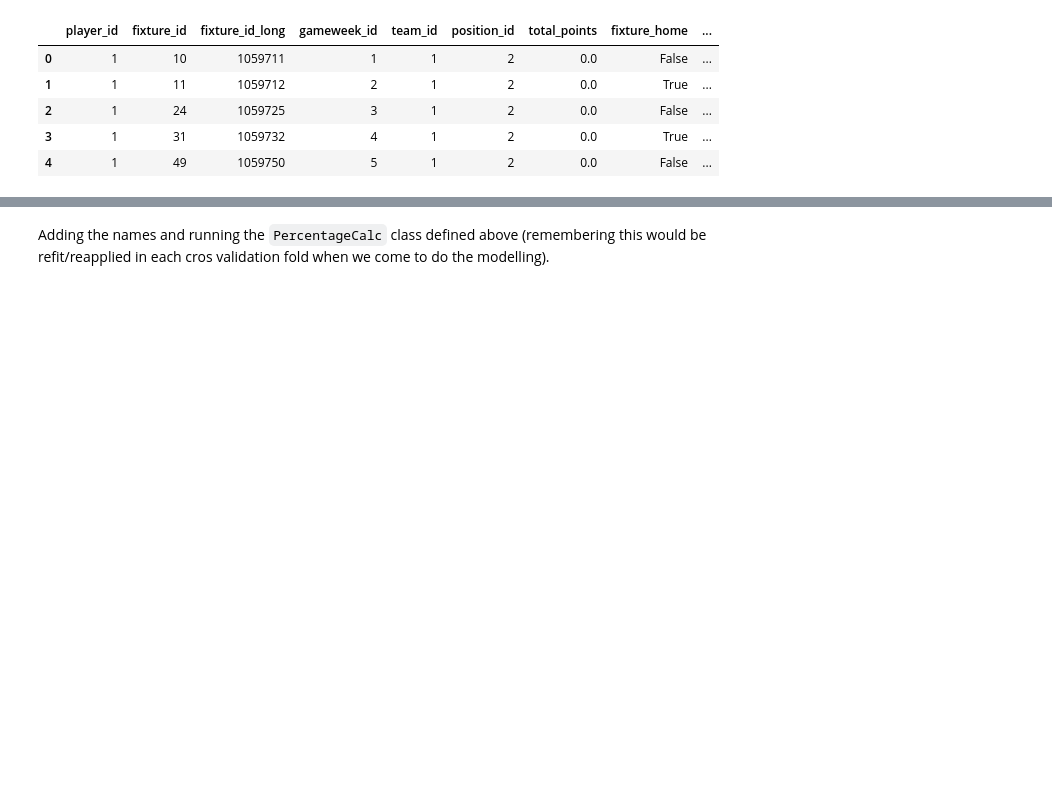
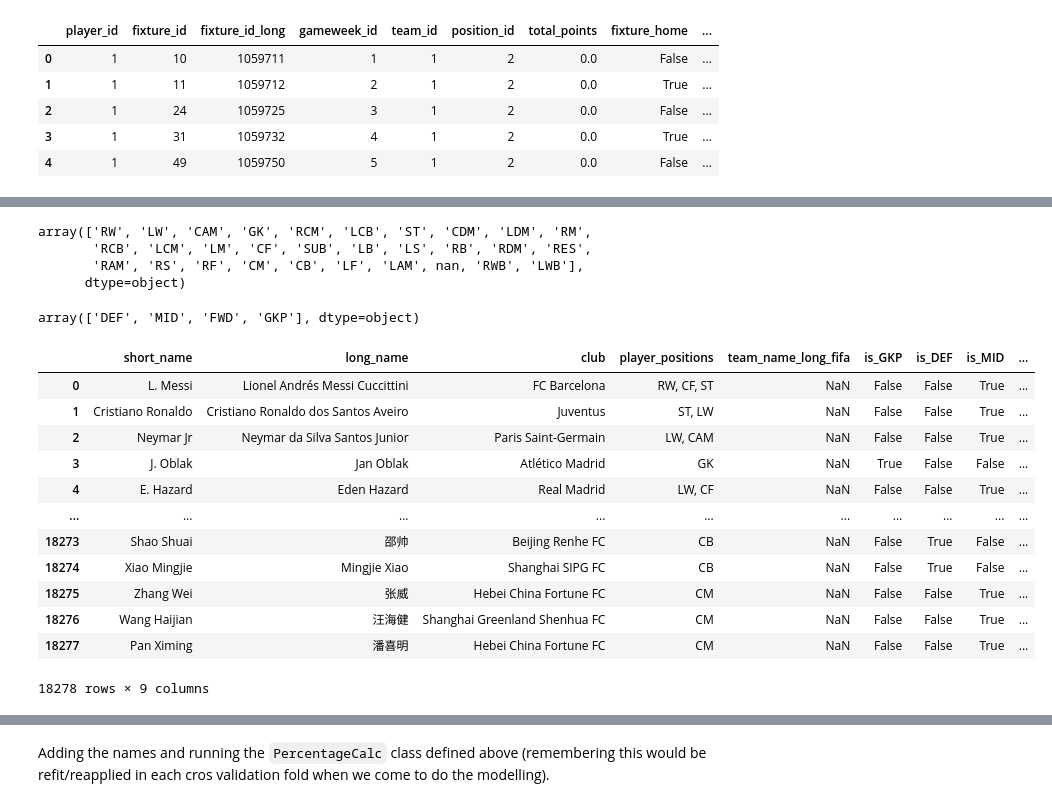
Before and after one commit to Hazzais/fantasy_premier_league, a Jupyter notebook: modelling/exploratory_analysis_and_feature_engineering.ipynb, the cells around one changed output, grey strips where cells are left out. Saved outputs shown, nothing was run; the diff lists cells and outputs as text; code cells hidden in the pictures; blank space fills up the shorter version.

```diff
--- a/modelling/exploratory_analysis_and_feature_engineering.ipynb
+++ b/modelling/exploratory_analysis_and_feature_engineering.ipynb
@@ -612,0 +660,66 @@ First, to help understand the data, I will temporarily collect the players' name
+# %%
+fifa_data.team_position.unique()
+# %% [output]
+array(['RW', 'LW', 'CAM', 'GK', 'RCM', 'LCB', 'ST', 'CDM', 'LDM', 'RM',
+       'RCB', 'LCM', 'LM', 'CF', 'SUB', 'LB', 'LS', 'RB', 'RDM', 'RES',
+       'RAM', 'RS', 'RF', 'CM', 'CB', 'LF', 'LAM', nan, 'RWB', 'LWB'],
+      dtype=object)
+# %%
+my_data.position_name.unique()
+# %% [output]
+array(['DEF', 'MID', 'FWD', 'GKP'], dtype=object)
+# %%
+team_mapping = {'Arsenal': 'Arsenal',
+'Liverpool': 'Liverpool',
+'Manchester City ': 'Man City',
+'Manchester United': 'Man Utd',
+'Newcastle United': 'Newcastle',
+'Norwich City': 'Norwich',
+'Sheffield United': 'Sheffield Utd',
+'Southampton': 'Southampton',
+'Tottenham Hotspur': 'Spurs',
+'Watford': 'Watford',
+'West Ham United': 'West Ham',
+'Aston Villa': 'Aston Villa',
+'Wolverhampton Wanderers': 'Wolves',
+'Bournemouth': 'Bournemouth',
+'Brighton & Hove Albion': 'Brighton',
+'Burnley': 'Burnley',
+'Chelsea': 'Chelsea',
+'Crystal Palace': 'Crystal Palace',
+'Everton': 'Everton',
+'Leicester City': 'Leicester'}
+
+position_mapping = {'RW': 'MID', 'LW': 'MID', 'CAM': 'MID', 'GK', 'RCM': 'MID', 'LCB', 'ST', 'CDM': 'MID', 'LDM': 'MID', 'RM': 'MID',
+       'RCB', 'LCM': 'MID', 'LM': 'MID', 'CF', 'SUB', 'LB', 'LS', 'RB', 'RDM', 'RES',
+       'RAM', 'RS', 'RF', 'CM', 'CB', 'LF', 'LAM', 'RWB', 'LWB'}
+# %%
+small_fifa = fifa_data.loc[:, ['short_name', 'long_name', 'club', 'player_positions']].copy()
+small_fifa['team_name_long_fifa'] = small_fifa['club'].map(team_mapping)
+def check_position(vals, positions: list):
+    if any(p in vals for p in positions):
+        return True
+    else:
+        return False
+
+
+mid_possibles = ['RW', 'LW', 'CAM', 'RCM', 'CDM', 'LDM', 'RM', 'LCM', 'LM', 'RDM', 'RAM', 'CM', 'LAM']
+small_fifa['is_GKP'] = small_fifa['player_positions'].apply(check_position, args=(['GK']))
+small_fifa['is_DEF'] = small_fifa['player_positions'].apply(lambda x: check_position(x, ['LCB', 'RCB', 'LB', 'RB', 'CB', 'RWB', 'LWB']))
+small_fifa['is_MID'] = small_fifa['player_positions'].apply(lambda x: check_position(x, mid_possibles))
+small_fifa['is_FWD'] = small_fifa['player_positions'].apply(lambda x: check_position(x, ['ST', 'CF', 'LS', 'RS', 'RF', 'LF']))
+small_fifa
+# %% [output]
+|  | short_name | long_name | club | player_positions | team_name_long_fifa | is_GKP | is_DEF | is_MID | ... |
+| 0 | L. Messi | Lionel Andrés Messi Cuccittini | FC Barcelona | RW, CF, ST | NaN | False | False | True | ... |
+| 1 | Cristiano Ronaldo | Cristiano Ronaldo dos Santos Aveiro | Juventus | ST, LW | NaN | False | False | True | ... |
+| 2 | Neymar Jr | Neymar da Silva Santos Junior | Paris Saint-Germain | LW, CAM | NaN | False | False | True | ... |
+| 3 | J. Oblak | Jan Oblak | Atlético Madrid | GK | NaN | True | False | False | ... |
+| 4 | E. Hazard | Eden Hazard | Real Madrid | LW, CF | NaN | False | False | True | ... |
+| ... | ... | ... | ... | ... | ... | ... | ... | ... | ... |
+| 18273 | Shao Shuai | 邵帅 | Beijing Renhe FC | CB | NaN | False | True | False | ... |
+| 18274 | Xiao Mingjie | Mingjie Xiao | Shanghai SIPG FC | CB | NaN | False | True | False | ... |
+| 18275 | Zhang Wei | 张威 | Hebei China Fortune FC | CM | NaN | False | False | True | ... |
+| 18276 | Wang Haijian | 汪海健 | Shanghai Greenland Shenhua FC | CM | NaN | False | False | True | ... |
+| 18277 | Pan Ximing | 潘喜明 | Hebei China Fortune FC | CM | NaN | False | False | True | ... |
+18278 rows × 9 columns
```
Also changed, not shown: parts of 11 cells of this notebook.
